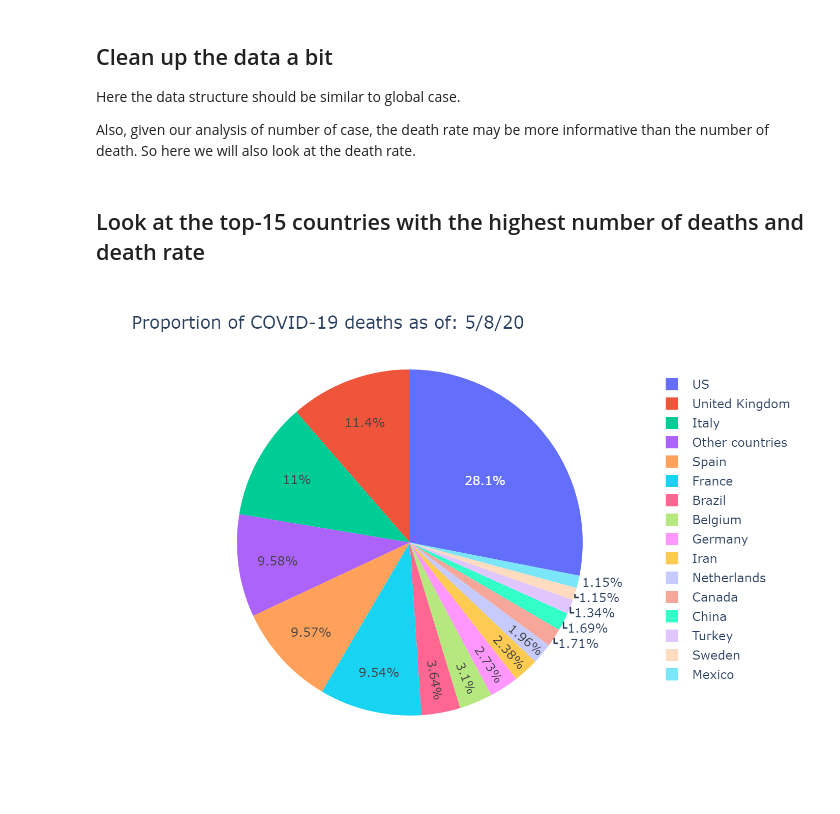
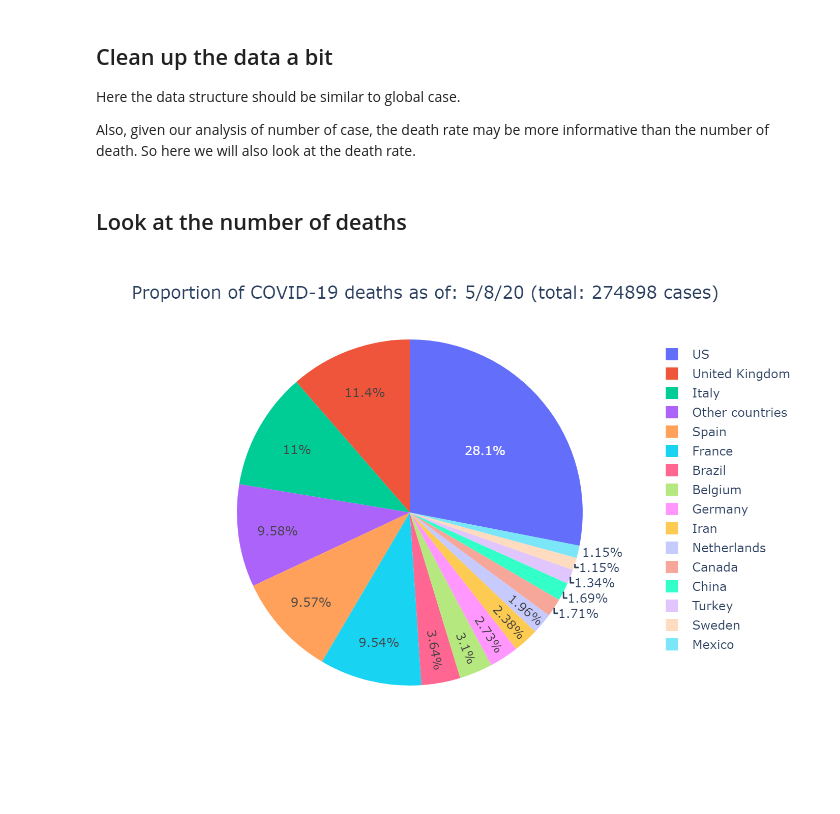
Before and after one commit to longluu/Covid19-EDA-visualization, a Jupyter notebook: EDA_global.ipynb, the cells around one changed output. Saved outputs shown, nothing was run; the diff lists cells and outputs as text; code cells hidden in the pictures.

```diff
--- a/EDA_global.ipynb
+++ b/EDA_global.ipynb
@@ -656,27 +662,28 @@ global_death_rate = global_death.iloc[:, 2:].div(global_case.iloc[:, 2:]).mul(10
 global_death_rate.insert(0, 'Country', global_death['Country'])
 global_death_rate_collapse_country = global_death_rate.groupby('Country').mean().reset_index()
 # %% [markdown]
-## Look at the top-15 countries with the highest number of deaths and death rate
+## Look at the number of deaths
 # %%
 # First look at the number of deaths
+total_case = global_death_collapse_country[date_string[-1]].sum()
 top_country = global_death_collapse_country.nlargest(15, date_string[-1])
 country_collapse_bottom = global_death_collapse_country.copy()
 country_collapse_bottom.loc[country_collapse_bottom[date_string[-1]] < top_country[date_string[-1]].min(),
                             'Country'] = 'Other countries'
 
 
 # Pie chart
 fig = px.pie(country_collapse_bottom, values=date_string[-1], names='Country',
-             title='Proportion of COVID-19 deaths as of: ' + date_string[-1])
+             title='Proportion of COVID-19 deaths as of: ' + date_string[-1] + " (total: " + str(total_case) + " cases)")
 
 margin_size = 80
 fig.update_layout(margin=dict(l=margin_size, r=margin_size, t=margin_size, b=margin_size))
 
 # Interactive plot
 # fig.show()
 
 # Static plot (to show the figures on Github, I have to convert to static image)
 # For interactive plot, use the interactive plot above
 Image(pio.to_image(fig, format='png', scale=2))
 # %% [output]
-[figure, old version]
+[figure, new version]
```
Also changed, not shown: parts of 6 cells of this notebook.
